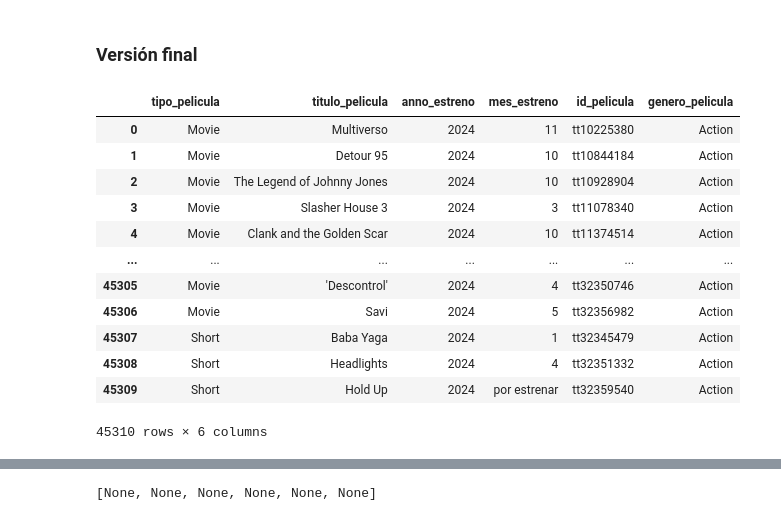
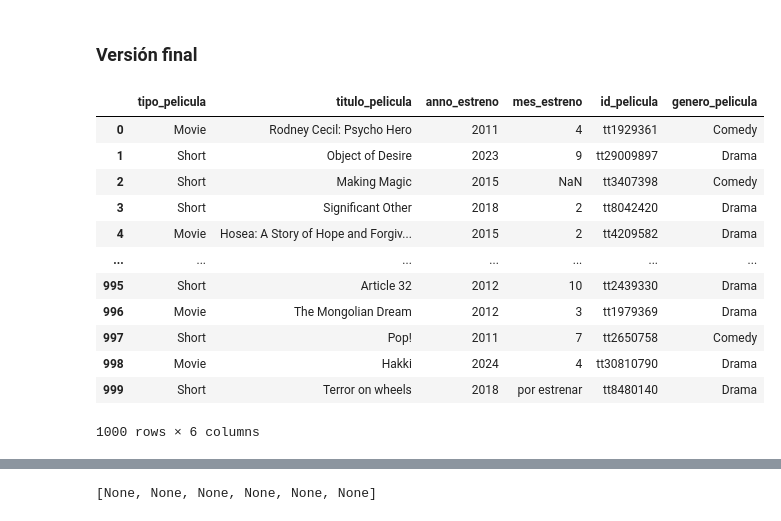
Before and after one commit to fernandaMarti/Proyecto-da-promo-H-modulo-2-team1-cine_freaks, a Jupyter notebook: Fase2.ipynb, the cells around one changed output, grey strips where cells are left out. Cells and saved outputs as stored; diff of their text form; code cells hidden in the pictures.

```diff
--- a/Fase2.ipynb
+++ b/Fase2.ipynb
@@ -351,19 +346,19 @@ lista_duracion = []
 ### Versión final
 # %%
 #Importamos los datos de la Fase 1
-fase1_prueba=pd.read_csv('Fase1_2010_to_2024_Action.csv')
-fase1_prueba
+fase1=pd.read_csv('Fase1.csv')
+fase1
 # %% [output]
 |  | tipo_pelicula | titulo_pelicula | anno_estreno | mes_estreno | id_pelicula | genero_pelicula |
-| 0 | Movie | Multiverso | 2024 | 11 | tt10225380 | Action |
-| 1 | Movie | Detour 95 | 2024 | 10 | tt10844184 | Action |
-| 2 | Movie | The Legend of Johnny Jones | 2024 | 10 | tt10928904 | Action |
-| 3 | Movie | Slasher House 3 | 2024 | 3 | tt11078340 | Action |
-| 4 | Movie | Clank and the Golden Scar | 2024 | 10 | tt11374514 | Action |
+| 0 | Movie | Rodney Cecil: Psycho Hero | 2011 | 4 | tt1929361 | Comedy |
+| 1 | Short | Object of Desire | 2023 | 9 | tt29009897 | Drama |
+| 2 | Short | Making Magic | 2015 | NaN | tt3407398 | Comedy |
+| 3 | Short | Significant Other | 2018 | 2 | tt8042420 | Drama |
+| 4 | Movie | Hosea: A Story of Hope and Forgiv... | 2015 | 2 | tt4209582 | Drama |
 | ... | ... | ... | ... | ... | ... | ... |
-| 45305 | Movie | 'Descontrol' | 2024 | 4 | tt32350746 | Action |
-| 45306 | Movie | Savi | 2024 | 5 | tt32356982 | Action |
-| 45307 | Short | Baba Yaga | 2024 | 1 | tt32345479 | Action |
-| 45308 | Short | Headlights | 2024 | 4 | tt32351332 | Action |
-| 45309 | Short | Hold Up | 2024 | por estrenar | tt32359540 | Action |
+| 995 | Short | Article 32 | 2012 | 10 | tt2439330 | Drama |
+| 996 | Movie | The Mongolian Dream | 2012 | 3 | tt1979369 | Drama |
+| 997 | Short | Pop! | 2011 | 7 | tt2650758 | Comedy |
+| 998 | Movie | Hakki | 2024 | 4 | tt30810790 | Drama |
+| 999 | Short | Terror on wheels | 2018 | por estrenar | tt8480140 | Drama |
-45310 rows × 6 columns
+1000 rows × 6 columns
```
Also changed, not shown: parts of 7 cells of this notebook, 2 other files.
